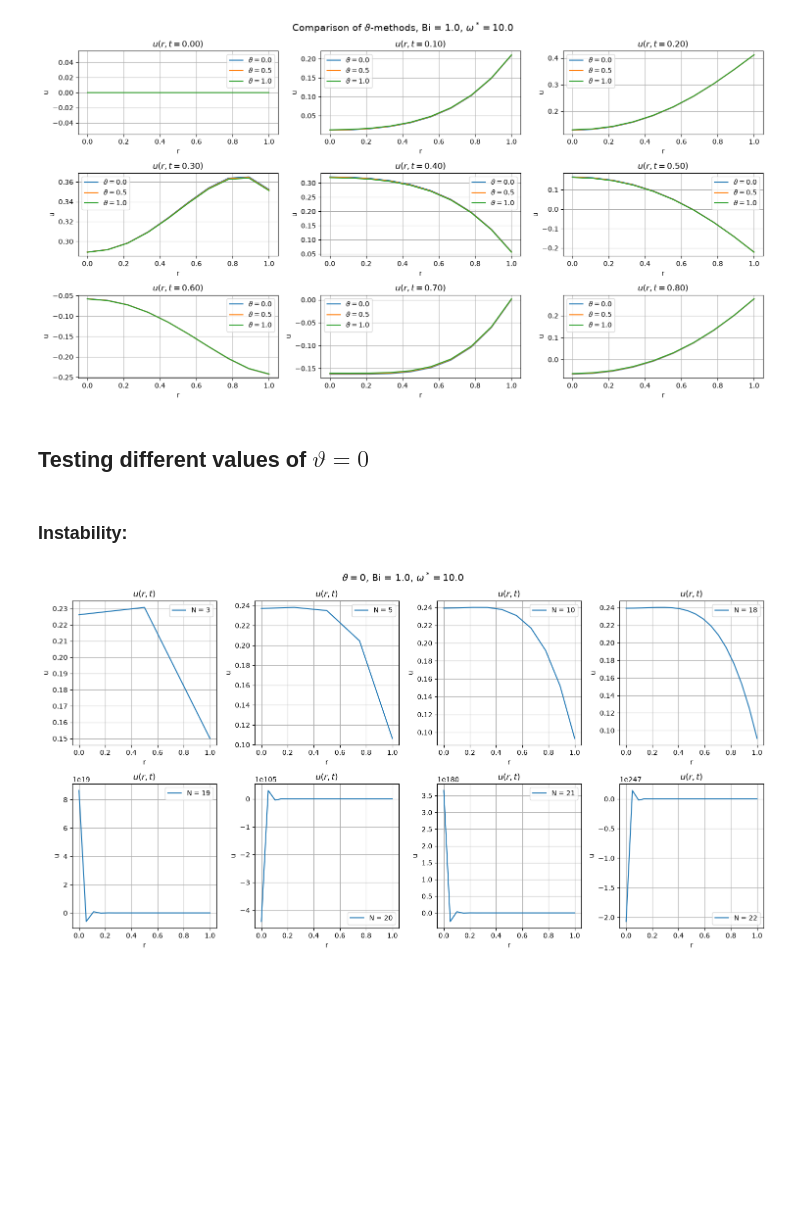
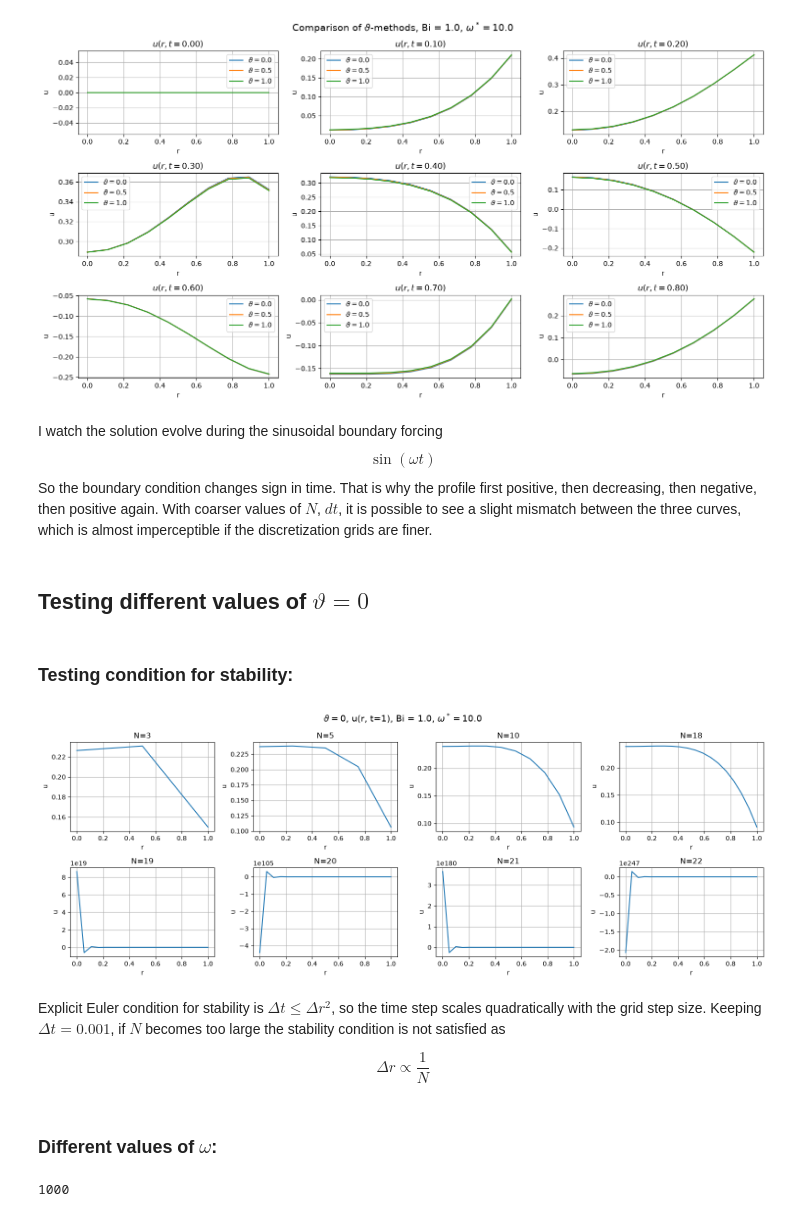
Before and after one commit to claramont/scicomp-code, a Jupyter notebook: heat_cond.ipynb, the cells around one changed output. Drawn from its saved outputs; the diff is of its cells as text; code cells hidden in the pictures; blank space fills up the shorter version.

```diff
--- a/heat_cond.ipynb
+++ b/heat_cond.ipynb
@@ -223,41 +223,56 @@ plt.tight_layout()
 plt.show()
 # %% [output]
 [figure]
+# %% [markdown]
+I watch the solution evolve during the sinusoidal boundary forcing $$\sin(\omega t)$$
+So the boundary condition changes sign in time. That is why the profile first positive, then decreasing, then negative, then positive again.
+With coarser values of $N$, $dt$, it is possible to see a slight mismatch between the three curves, which is almost imperceptible if the discretization grids are finer.
 # %% [markdown]
 ## Testing different values of $\vartheta = 0$
 # %% [markdown]
-### Instability:
+### Testing condition for stability:
 # %%
 Bi = 1.0
 omega = 10.0
 dt = 0.001
 t_end = 1.0
 
 n_timesteps = int(t_end / dt)
 
 N_values = [3, 5, 10, 18, 19, 20, 21, 22]
 
-fig, axes = plt.subplots(2, 4, figsize=(15, 8))
+fig, axes = plt.subplots(2, 4, figsize=(16, 6))
 axes = axes.ravel()
 
 for k, N in enumerate(N_values):
     solver = SphericalHeatCondSolver(N, dt, Bi, omega, theta= 0.0, t_end=t_end)
     times, r, U = solver.solve()
 
     ax = axes[k]
     ax.plot(r, U[-1, :], label=fr"N = {N}")
-    ax.set_title(f"$u(r,t)$")
+    ax.set_title(f"{N=}")
+    #ax.set_title(f"$u(r,t)$")
     ax.set_xlabel("r")
     ax.set_ylabel("u")
     ax.grid(True)
-    ax.legend()
+    #ax.legend()
 
 fig.suptitle(
-    fr"$\vartheta=0$, Bi = {Bi}, $\omega^* = {omega}$",
+    fr"$\vartheta=0$, u(r, t=1), Bi = {Bi}, $\omega^* = {omega}$",
     fontsize=14
 )
 
 plt.tight_layout()
 plt.show()
 # %% [output]
-[figure, old version]
+[figure, new version]
+# %% [markdown]
+Explicit Euler condition for stability is $\Delta t \leq \Delta r^2 $, so the time step scales quadratically with the grid step size. Keeping $\Delta t =0.001$, if $N$ becomes too large the stability condition is not satisfied as
+
+$$\Delta r \propto \frac{1}{N}$$
+# %% [markdown]
+### Different values of $\omega$:
+# %%
+n_timesteps
+# %% [output]
+1000
```
Also changed, not shown: parts of 8 cells of this notebook.
